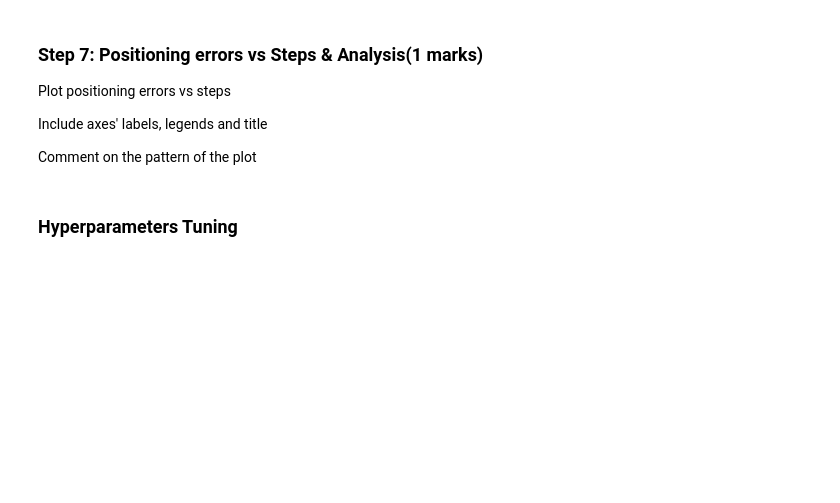
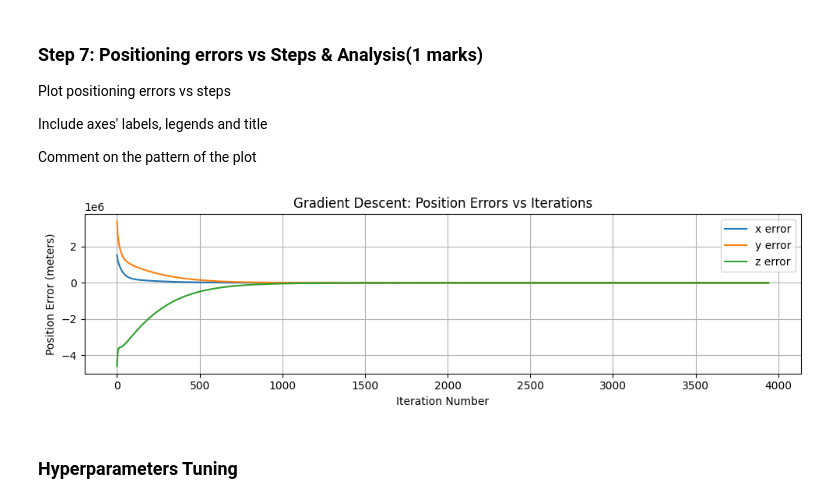
Before and after one commit to caydincleland/ENGG680_2025_Fall_group8Fork, a Jupyter notebook: assignment2/Assignment2_Upload.ipynb, the cells around one changed output. Saved outputs shown, nothing was run; the diff lists cells and outputs as text; code cells hidden in the pictures; blank space fills up the shorter version.

```diff
--- a/assignment2/Assignment2_Upload.ipynb
+++ b/assignment2/Assignment2_Upload.ipynb
@@ -738,3 +747,28 @@ plt.show()
+# %%
+fig , ax = plt.subplots(nrows=1,ncols=1, figsize=(10,3))
+# (0.5 marks)
+# Convert to array
+arr_err_np = np.array(arr_err)   # shape: (iterations, 3)
+
+# Plot position errors for x, y, z
+ax.plot(arr_err_np[:, 0], label='x error')
+ax.plot(arr_err_np[:, 1], label='y error')
+ax.plot(arr_err_np[:, 2], label='z error')
+
+# Labels and title
+ax.set_xlabel('Iteration Number')
+ax.set_ylabel('Position Error (meters)')
+ax.set_title('Gradient Descent: Position Errors vs Iterations')
+
+ax.legend()
+ax.grid(True)
+fig.tight_layout()
+plt.show()
+
+# Comment on the pattern (0.5 marks)
+# The position errors start very large because the initial receiver estimate is far from the true location. As gradient descent progresses, the errors in all three coordinates decrease steadily. After several thousand iterations, the curves flatten out near zero, showing that the algorithm has converged to the correct receiver position. This final flat region indicates stable and accurate positioning.
+# %% [output]
+[figure, added]
 # %% [markdown]
 ### **Hyperparameters Tuning**
 # %% [markdown]
```
Also changed, not shown: parts of 41 cells of this notebook.
